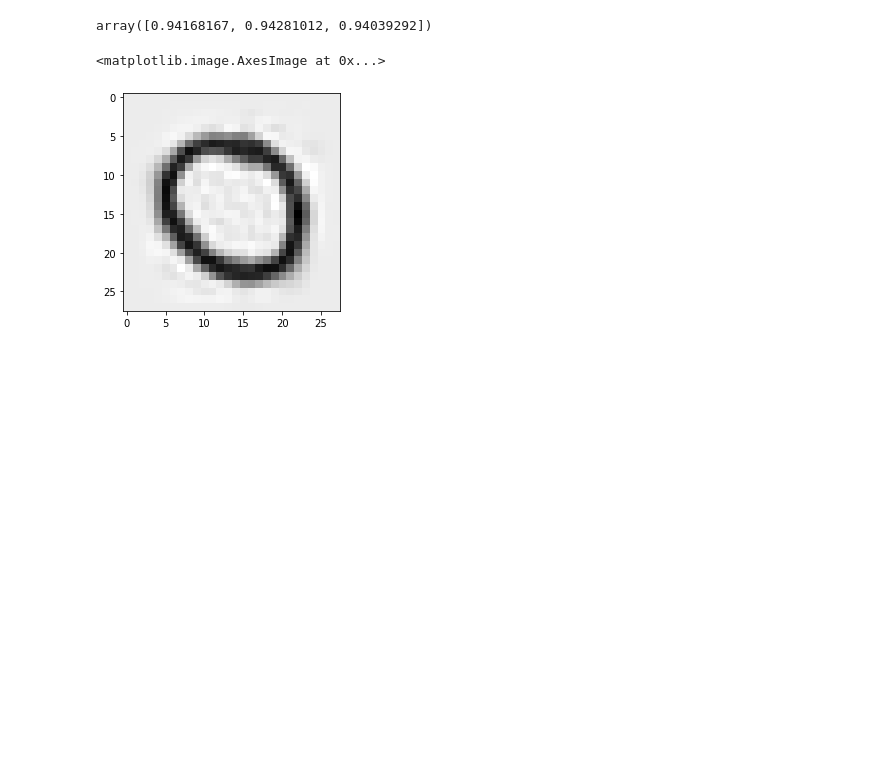
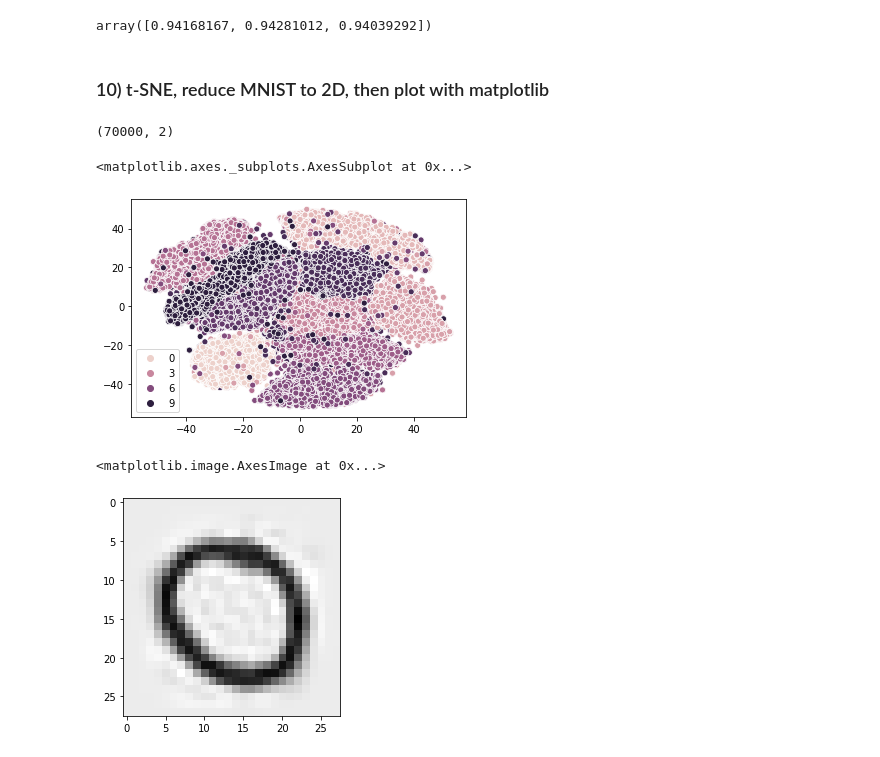
Before and after one commit to kaipak/hands-on-ml, a Jupyter notebook: notebooks/8-dim-reduction.ipynb, the cells around one changed output. Saved outputs shown, nothing was run; the diff lists cells and outputs as text; code cells hidden in the pictures; blank space fills up the shorter version.

Commit message:
Neat! Did the t-SNE reduction on MNIST and plotted the 2D result.

```diff
--- a/notebooks/8-dim-reduction.ipynb
+++ b/notebooks/8-dim-reduction.ipynb
@@ -202,3 +213,5 @@ clf_r.fit(X_train, y_train)
 cross_val_score(clf_r, X_train, y_train, cv=3)
 # %% [output]
 array([0.94168167, 0.94281012, 0.94039292])
+# %% [markdown]
+### 10) t-SNE, reduce MNIST to 2D, then plot with matplotlib
@@ -205,3 +220,13 @@ array([0.94168167, 0.94281012, 0.94039292])
+# %%
+X_embedded = TSNE(n_components=2).fit_transform(X)
+X_embedded.shape
+# %% [output]
+(70000, 2)
+# %%
+sns.scatterplot(x=X_embedded[:, 0], y=X_embedded[:, 1], hue=y)
+# %% [output]
+<matplotlib.axes._subplots.AxesSubplot at 0x...>
+[figure, added]
 # %%
 plt.imshow(X_recovered[3000].reshape(28, 28), cmap=matplotlib.cm.binary, interpolation="nearest")
 # %% [output]
```
Also changed, not shown: parts of 3 cells of this notebook.
